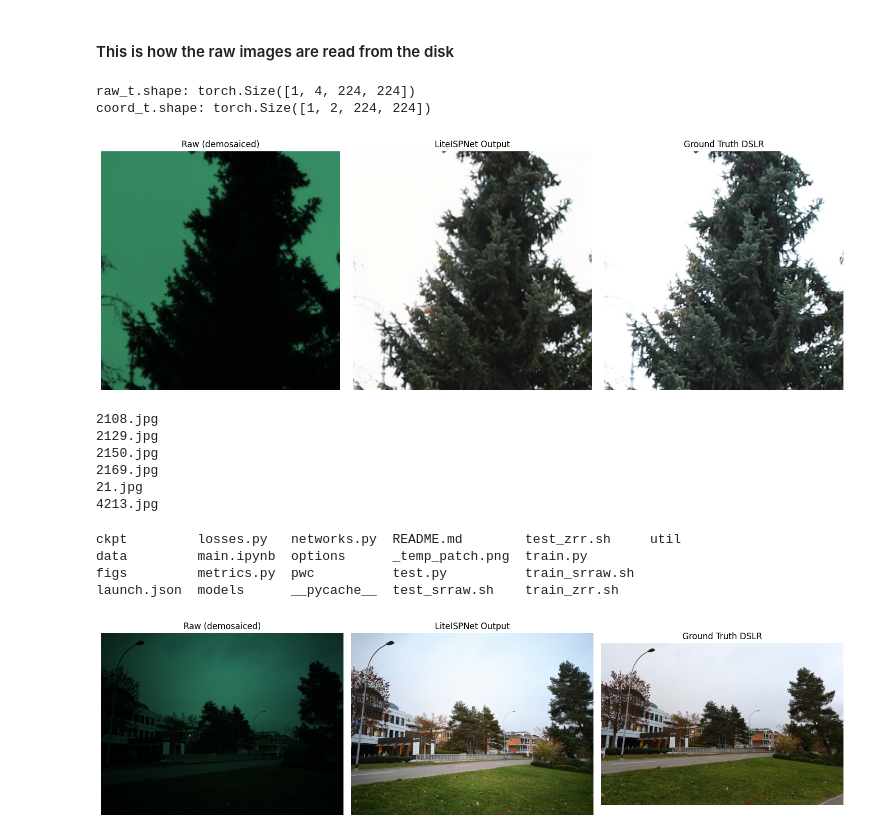
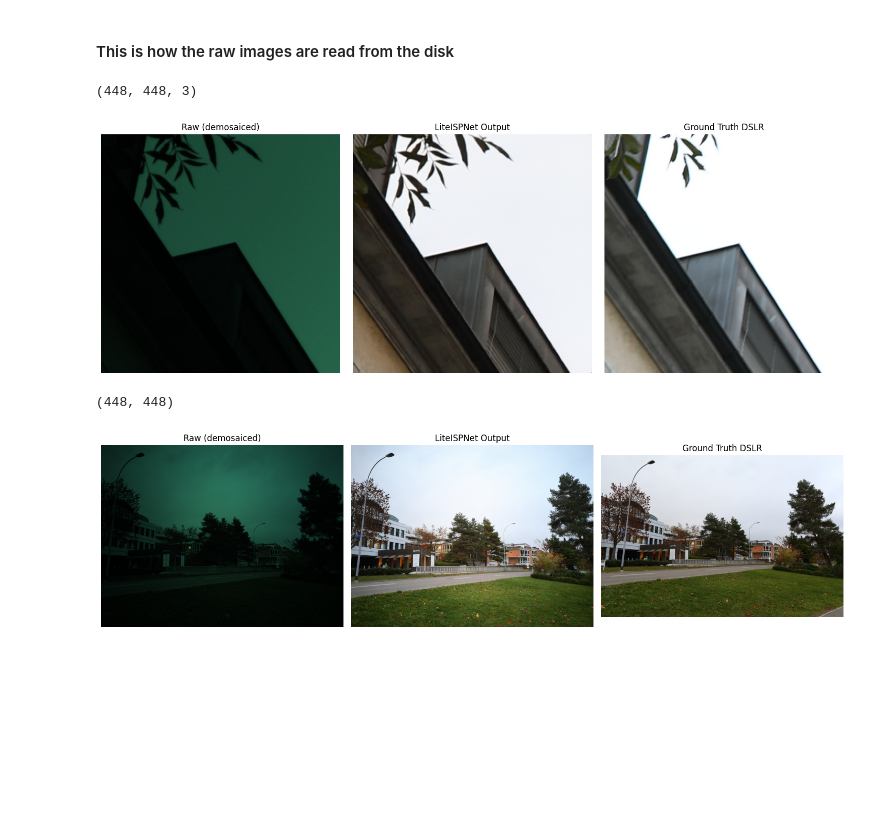
Before and after one commit to parallel-rays/LensCloud, a Jupyter notebook: lite_isp_repo/main.ipynb, the cells around one changed output. Cells and saved outputs as stored; diff of their text form; code cells hidden in the pictures; blank space fills up the shorter version.

```diff
--- a/lite_isp_repo/main.ipynb
+++ b/lite_isp_repo/main.ipynb
@@ -923,7 +366,7 @@ checkpoint = torch.load('ckpt/zrrjoint/LiteISPNet_model_1.pth', map_location='cp
 model.load_state_dict(checkpoint['state_dict'])
 
 # — File paths —
-index = 1298
+index = 2
 raw_path = f'../Zurich-RAW-to-DSLR/train/huawei_raw/{index}.png'
 gt_path  = f'../Zurich-RAW-to-DSLR/train/canon/{index}.jpg'
 
@@ -954,10 +397,10 @@ plt.axis('off')
 
 plt.tight_layout()
 plt.show()
-# %% [output]
-raw_t.shape: torch.Size([1, 4, 224, 224])
-coord_t.shape: torch.Size([1, 2, 224, 224])
-[figure, removed]
+# %%
+gt_rgb.shape
+# %% [output]
+(448, 448, 3)
 # %%
 import cv2
 import numpy as np
@@ -1037,61 +480,53 @@ def run_full_resolution_single_pass(model, index, raw_dir, gt_dir, device='cpu')
     if full_raw.ndim == 3:
         full_raw = full_raw[..., 0]
 
     H, W = full_raw.shape
     # compute padded sizes
     H_pad = ((H + 7) // 8) * 8
     W_pad = ((W + 7) // 8) * 8
     pad_bottom = H_pad - H
     pad_right  = W_pad - W
 
     # pad raw image
     full_raw_padded = np.pad(full_raw, ((0, pad_bottom), (0, pad_right)), mode='constant', constant_values=0)
 
     # run model on padded full image
     output_padded, raw_norm_padded = run_liteisp_on_raw(model, raw_array=full_raw_padded, device=device)
 
     # crop back to original size
     output_full = output_padded[:H, :W, :]
     raw_norm = raw_norm_padded[:H, :W]
     return output_full, raw_norm, gt_path
 
 # Example usage
 if __name__ == '__main__':
     model = LiteISPNet()
     ckpt = torch.load('ckpt/zrrjoint/LiteISPNet_model_1.pth', map_location='cpu')
     model.load_state_dict(ckpt['state_dict'])
 
-    idx = 21
+    idx = 2
     # single patch run
-    # proc, raw_norm = run_liteisp_on_raw(model, raw_png_path=f'../Zurich-RAW-to-DSLR/train/huawei_raw/{idx}.png')
-    # plot_comparison(raw_norm, proc, f'../Zurich-RAW-to-DSLR/train/canon/{idx}.jpg')
+    proc, raw_norm = run_liteisp_on_raw(model, raw_png_path=f'../Zurich-RAW-to-DSLR/train/huawei_raw/{idx}.png')
+    plot_comparison(raw_norm, proc, f'../Zurich-RAW-to-DSLR/train/canon/{idx}.jpg')
 
     # full-res single-pass run
-    raw_full_dir = '../Zurich-RAW-to-DSLR/full_resolution/huawei_isp'
-    gt_full_dir  = '../Zurich-RAW-to-DSLR/full_resolution/canon'
-    full_out, full_raw_norm, full_gt = run_full_resolution_single_pass(
-        model, idx, raw_full_dir, gt_full_dir, device='cpu')
-    plot_comparison(full_raw_norm, full_out, full_gt)
+    # raw_full_dir = '../Zurich-RAW-to-DSLR/full_resolution/huawei_isp'
+    # gt_full_dir  = '../Zurich-RAW-to-DSLR/full_resolution/canon'
+    # full_out, full_raw_norm, full_gt = run_full_resolution_single_pass(
+    #     model, idx, raw_full_dir, gt_full_dir, device='cpu')
+    # plot_comparison(full_raw_norm, full_out, full_gt)
+# %% [output]
+[figure, added]
 # %%
-! ls ../Zurich-RAW-to-DSLR/full_resolution/huawei_isp/ | grep 21
+raw_norm.shape
 # %% [output]
-2108.jpg
-2129.jpg
-2150.jpg
-2169.jpg
-21.jpg
-4213.jpg
+(448, 448)
 # %%
 # torch.rand(1, 4, 224, 224).shape
-shape = 344
-integer = 5
-out = model(torch.rand(1, 4, shape*integer, shape), torch.rand(1, 2, shape*integer, shape))
+h = 752
+w = 1000
+out = model(torch.rand(1, 4, h, w), torch.rand(1, 2, h, w))
 print(out.shape)
-# %% [output]
-ckpt         losses.py   networks.py  README.md        test_zrr.sh     util
-data         main.ipynb  options      _temp_patch.png  train.py
-figs         metrics.py  pwc          test.py          train_srraw.sh
-launch.json  models      __pycache__  test_srraw.sh    train_zrr.sh
 # %%
 import cv2
 import numpy as np
```
Also changed, not shown: parts of 5 cells of this notebook, 3 other files.
